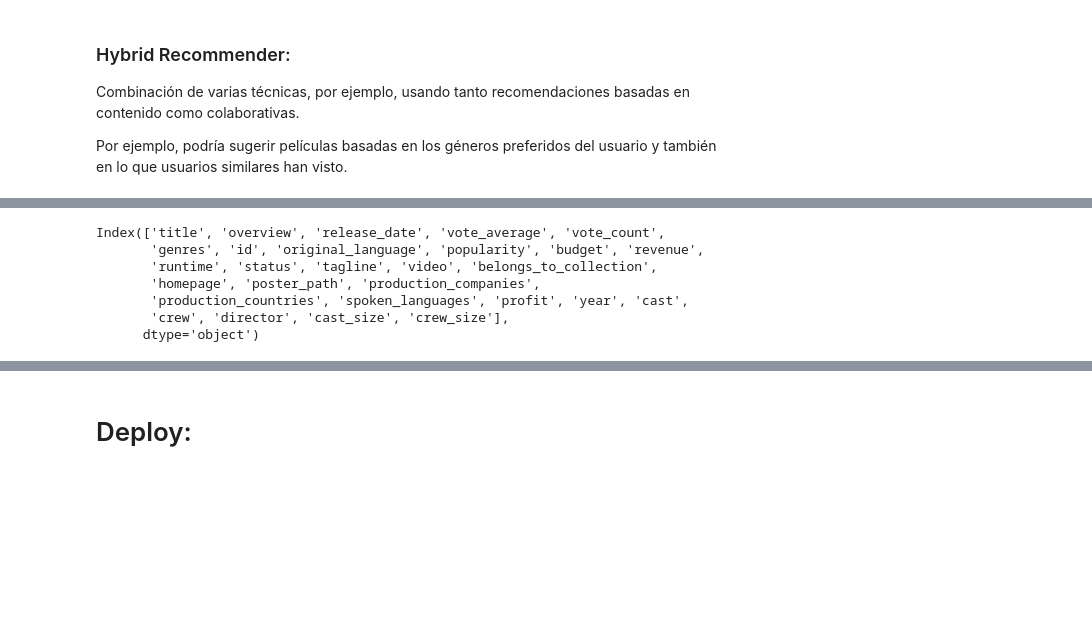
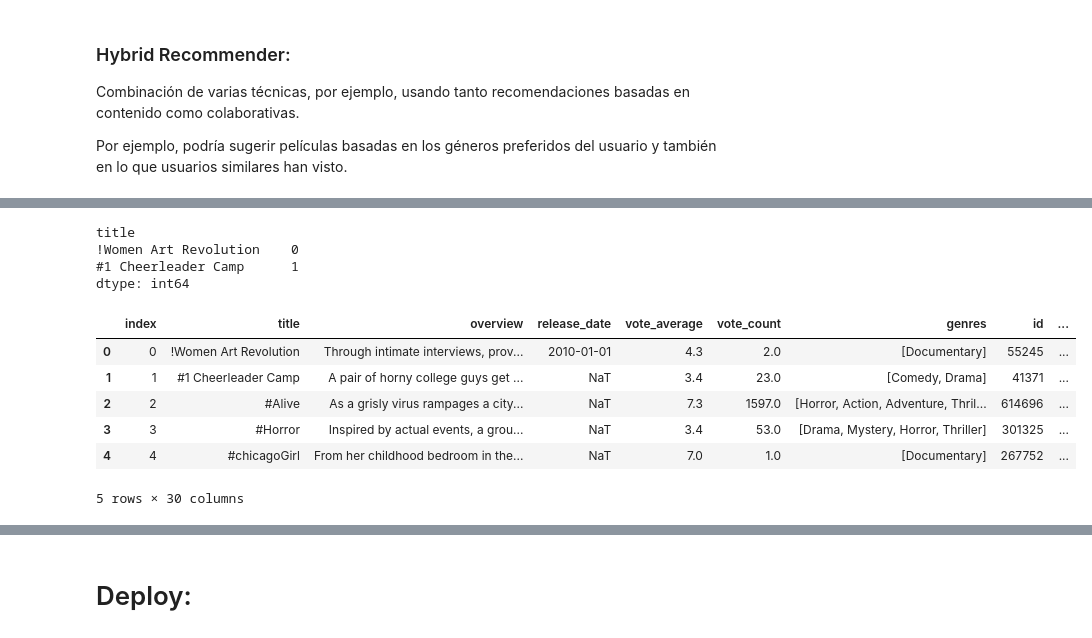
Before and after one commit to abrilnoguera/TMDBChatbot, a Jupyter notebook: trabajoAPA.ipynb, the cells around one changed output, grey strips where cells are left out. Drawn from its saved outputs; the diff is of its cells as text; code cells hidden in the pictures; blank space fills up the shorter version.

```diff
--- a/trabajoAPA.ipynb
+++ b/trabajoAPA.ipynb
@@ -1710,2 +1801,2 @@ links_small = links_small[links_small['tmdbId'].notnull()]['tmdbId'].astype('int
 # %%
-md = pd.read_parquet('./input/movies_final.parquet')
+movies = pd.read_parquet('./input/movies_final.parquet')
@@ -1750,0 +1845,4 @@ Index(['userId', 'movieId', 'rating', 'timestamp'], dtype='object')
+# %%
+movies['tagline'] = movies['tagline'].fillna('')
+movies['description_genre'] = movies['overview'] + movies['tagline'] + 2*movies['genres']
+movies['description_genre'] = movies['description_genre'].fillna('')
@@ -1751,10 +1858,20 @@ Index(['userId', 'movieId', 'rating', 'timestamp'], dtype='object')
+# %%
+movies = movies.reset_index()
+titles = movies['title']
+indices = pd.Series(movies.index, index=movies['title'])
+indices.head(2)
+# %% [output]
+title
+!Women Art Revolution    0
+#1 Cheerleader Camp      1
+dtype: int64
 # %%
-movies.columns
+movies.head()
 # %% [output]
+|  | index | title | overview | release_date | vote_average | vote_count | genres | id | ... |
+| 0 | 0 | !Women Art Revolution | Through intimate interviews, prov... | 2010-01-01 | 4.3 | 2.0 | [Documentary] | 55245 | ... |
+| 1 | 1 | #1 Cheerleader Camp | A pair of horny college guys get ... | NaT | 3.4 | 23.0 | [Comedy, Drama] | 41371 | ... |
+| 2 | 2 | #Alive | As a grisly virus rampages a city... | NaT | 7.3 | 1597.0 | [Horror, Action, Adventure, Thril... | 614696 | ... |
+| 3 | 3 | #Horror | Inspired by actual events, a grou... | NaT | 3.4 | 53.0 | [Drama, Mystery, Horror, Thriller] | 301325 | ... |
+| 4 | 4 | #chicagoGirl | From her childhood bedroom in the... | NaT | 7.0 | 1.0 | [Documentary] | 267752 | ... |
-Index(['title', 'overview', 'release_date', 'vote_average', 'vote_count',
-       'genres', 'id', 'original_language', 'popularity', 'budget', 'revenue',
-       'runtime', 'status', 'tagline', 'video', 'belongs_to_collection',
-       'homepage', 'poster_path', 'production_companies',
-       'production_countries', 'spoken_languages', 'profit', 'year', 'cast',
-       'crew', 'director', 'cast_size', 'crew_size'],
-      dtype='object')
+5 rows × 30 columns
```
Also changed, not shown: parts of 33 cells of this notebook.
